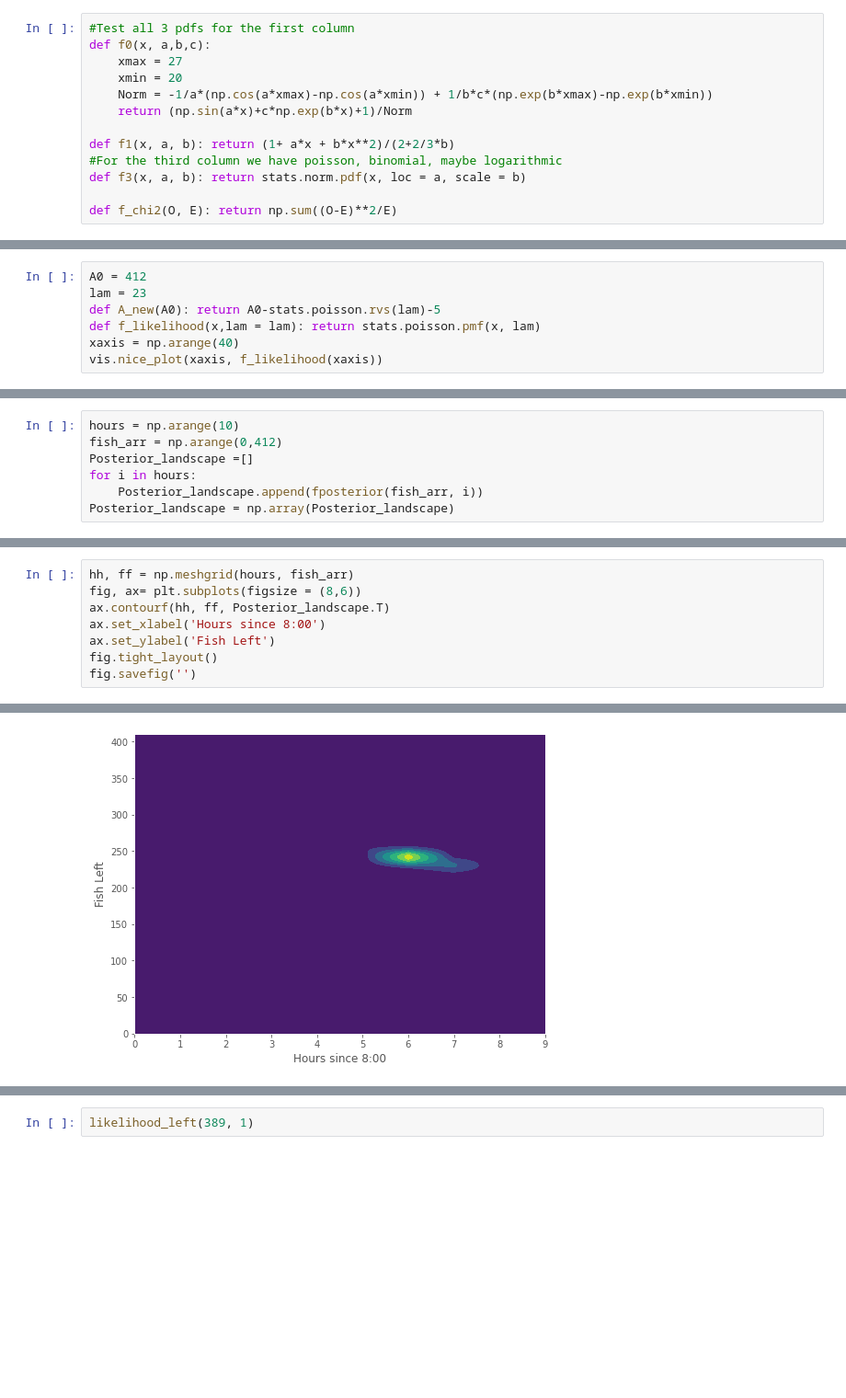
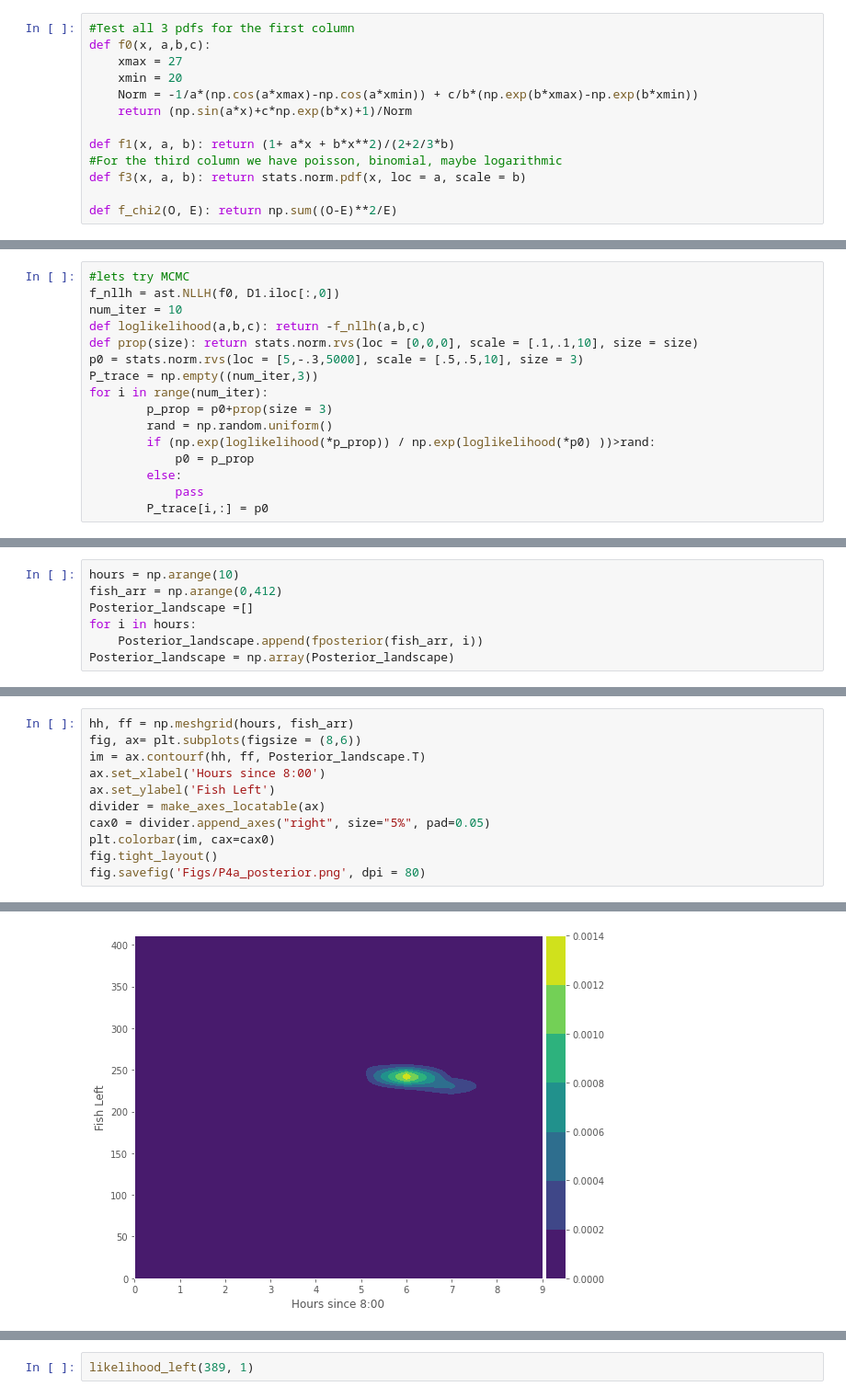
Before and after one commit to Kiril94/AMAS, a Jupyter notebook: Main_exam/AMAS_Exam_2021.ipynb, the cells around one changed output, grey strips where cells are left out. Shown at 92% size. Drawn from its saved outputs; the diff is of its cells as text; blank space fills up the shorter version.

```diff
--- a/Main_exam/AMAS_Exam_2021.ipynb
+++ b/Main_exam/AMAS_Exam_2021.ipynb
@@ -50,7 +53,7 @@ for i,j in enumerate([0,1,3]):
 def f0(x, a,b,c):
     xmax = 27
     xmin = 20
-    Norm = -1/a*(np.cos(a*xmax)-np.cos(a*xmin)) + 1/b*c*(np.exp(b*xmax)-np.exp(b*xmin))
+    Norm = -1/a*(np.cos(a*xmax)-np.cos(a*xmin)) + c/b*(np.exp(b*xmax)-np.exp(b*xmin))
     return (np.sin(a*x)+c*np.exp(b*x)+1)/Norm
 
 def f1(x, a, b): return (1+ a*x + b*x**2)/(2+2/3*b)
@@ -68,0 +110,16 @@ fig
+# %%
+#lets try MCMC
+f_nllh = ast.NLLH(f0, D1.iloc[:,0])
+num_iter = 10
+def loglikelihood(a,b,c): return -f_nllh(a,b,c)
+def prop(size): return stats.norm.rvs(loc = [0,0,0], scale = [.1,.1,10], size = size)
+p0 = stats.norm.rvs(loc = [5,-.3,5000], scale = [.5,.5,10], size = 3)
+P_trace = np.empty((num_iter,3))
+for i in range(num_iter):
+        p_prop = p0+prop(size = 3)
+        rand = np.random.uniform()
+        if (np.exp(loglikelihood(*p_prop)) / np.exp(loglikelihood(*p0) ))>rand:
+            p0 = p_prop
+        else:
+            pass
+        P_trace[i,:] = p0
@@ -386,10 +466,3 @@ fd['fig']
 [figure]
 # %% [markdown]
 N pseudo-experiments were run, drawing random numbers from the poisson distribution to determine the amount of lost fish and trade with a probability described by the prior.
-# %%
-A0 = 412
-lam = 23
-def A_new(A0): return A0-stats.poisson.rvs(lam)-5
-def f_likelihood(x,lam = lam): return stats.poisson.pmf(x, lam)
-xaxis = np.arange(40)
-vis.nice_plot(xaxis, f_likelihood(xaxis))
@@ -417,9 +493,12 @@ Posterior_landscape = np.array(Posterior_landscape)
 # %%
 hh, ff = np.meshgrid(hours, fish_arr)
 fig, ax= plt.subplots(figsize = (8,6))
-ax.contourf(hh, ff, Posterior_landscape.T)
+im = ax.contourf(hh, ff, Posterior_landscape.T)
 ax.set_xlabel('Hours since 8:00')
 ax.set_ylabel('Fish Left')
+divider = make_axes_locatable(ax)
+cax0 = divider.append_axes("right", size="5%", pad=0.05)
+plt.colorbar(im, cax=cax0)
 fig.tight_layout()
-fig.savefig('')
+fig.savefig('Figs/P4a_posterior.png', dpi = 80)
 # %% [output]
@@ -427 +505 @@ Text(0, 0.5, 'Fish Left')
-[figure, old version]
+[figure, new version]
```
Also changed, not shown: parts of 23 cells of this notebook, 1 other file.
